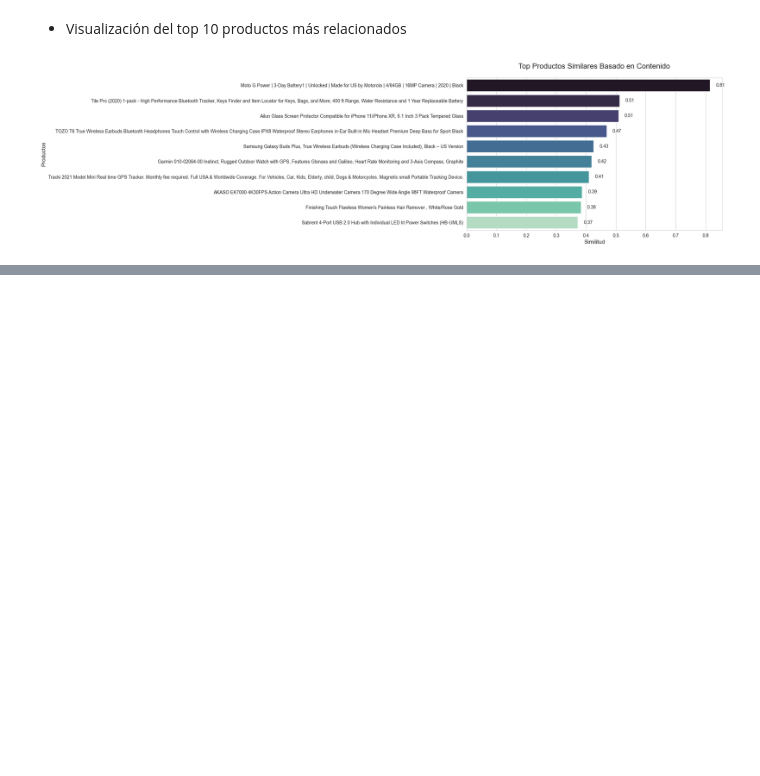
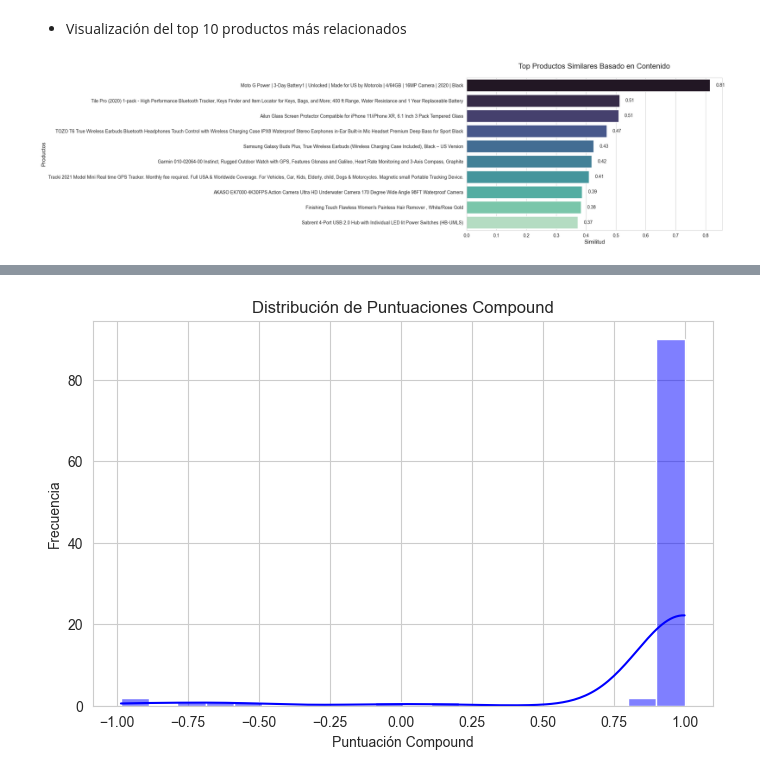
Before and after one commit to Ivan-BV/laboratorio-modulo09-leccion06-nlp, a Jupyter notebook: modulo09-leccion06-nlp-LAB.ipynb, the cells around one changed output, grey strips where cells are left out. Drawn from its saved outputs; the diff is of its cells as text; code cells hidden in the pictures; blank space fills up the shorter version.

```diff
--- a/modulo09-leccion06-nlp-LAB.ipynb
+++ b/modulo09-leccion06-nlp-LAB.ipynb
@@ -325,0 +330,3 @@ plt.tight_layout()
+# %%
+sentimiento = sn.AnalisisSentimientos(df_agrupado, "reseñas")
+sentimiento.obtener_resumen().T
@@ -325,0 +339,4 @@ plt.tight_layout()
+# %%
+sentimiento.graficar_distribucion_compound()
+# %% [output]
+[figure, added]
```
Also changed, not shown: parts of 28 cells of this notebook, 1 other file.
